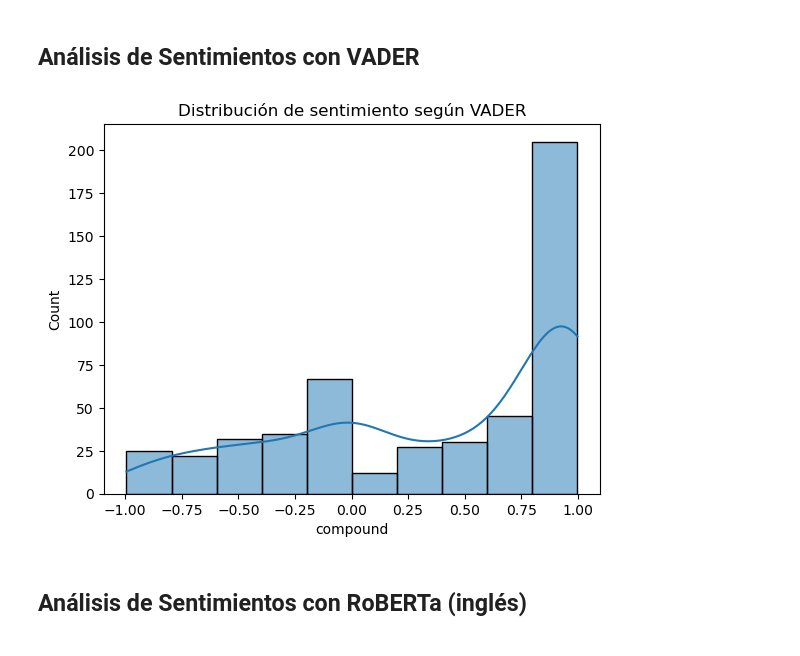
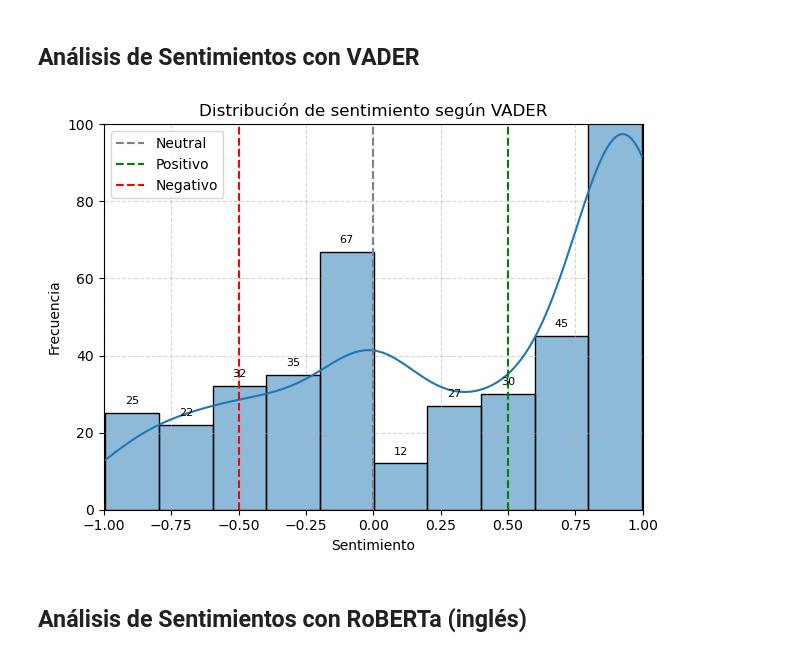
Before and after one commit to jesuserro/BiblioNLP-Automatic-Tagging-Semantic-Book-Search, a Jupyter notebook: notebooks/5_nlp_sentiment_analysis_books_pipeline_es.ipynb, the cells around one changed output. Saved outputs shown, nothing was run; the diff lists cells and outputs as text; code cells hidden in the pictures.

Commit message:
chore: commit save point

```diff
--- a/notebooks/5_nlp_sentiment_analysis_books_pipeline_es.ipynb
+++ b/notebooks/5_nlp_sentiment_analysis_books_pipeline_es.ipynb
@@ -67,18 +67,36 @@ print(nltk.pos_tag(tokens))
 # %%
 from nltk.sentiment import SentimentIntensityAnalyzer
 sia = SentimentIntensityAnalyzer()
 pol_scores = {}
 for i, row in df.iterrows():
     text = row["blurb"]
     scores = sia.polarity_scores(text)
     pol_scores[i] = scores
 vaders = pd.DataFrame(pol_scores).T
 vaders = pd.concat([df.reset_index(drop=True), vaders.reset_index(drop=True)], axis=1)
 sns.histplot(vaders["compound"], kde=True)
 plt.title("Distribución de sentimiento según VADER")
+plt.grid(True, linestyle="--", alpha=0.5)
+plt.xlabel("Sentimiento")
+plt.ylabel("Frecuencia")
+plt.xticks(rotation=0)
+plt.xlim(-1, 1)
+plt.ylim(0, 100)
+plt.axvline(x=0, color="gray", linestyle="--", label="Neutral")
+plt.axvline(x=0.5, color="green", linestyle="--", label="Positivo")
+plt.axvline(x=-0.5, color="red", linestyle="--", label="Negativo")
+plt.legend()
+plt.tight_layout()
+
+# Show values over the bars
+for p in plt.gca().patches:
+    plt.annotate(f"{int(p.get_height())}", (p.get_x() + p.get_width() / 2., p.get_height()),
+                 ha="center", va="bottom", fontsize=8, color="black", rotation=0,
+                 xytext=(0, 5), textcoords="offset points")
+plt.savefig("../img/roberta_vader_distribution.jpg", dpi=300, bbox_inches="tight")
 plt.show()
 # %% [output]
-[figure, old version]
+[figure, new version]
 # %% [markdown]
 ## Análisis de Sentimientos con RoBERTa (inglés)
 # %%
```
Also changed, not shown: parts of 7 cells of this notebook, 9 other files.
